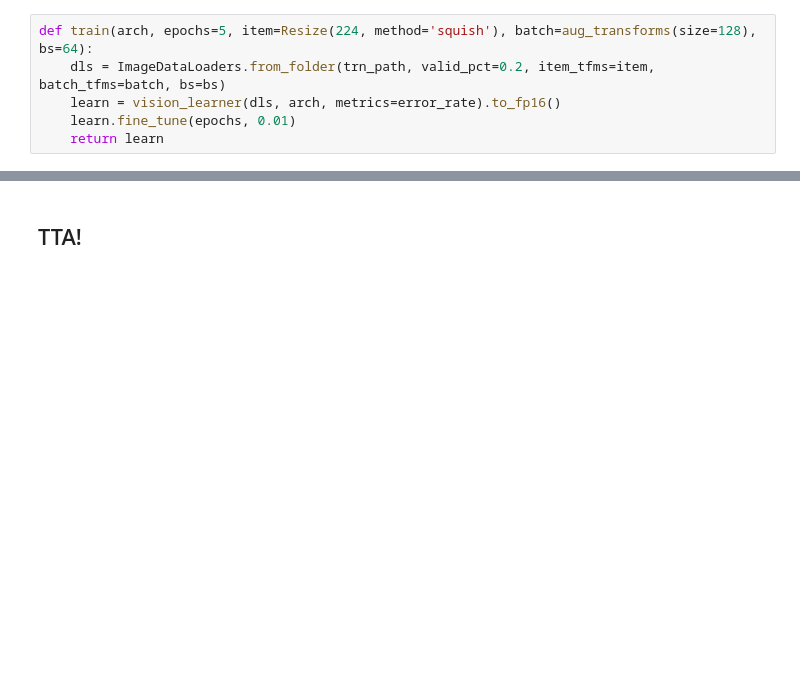
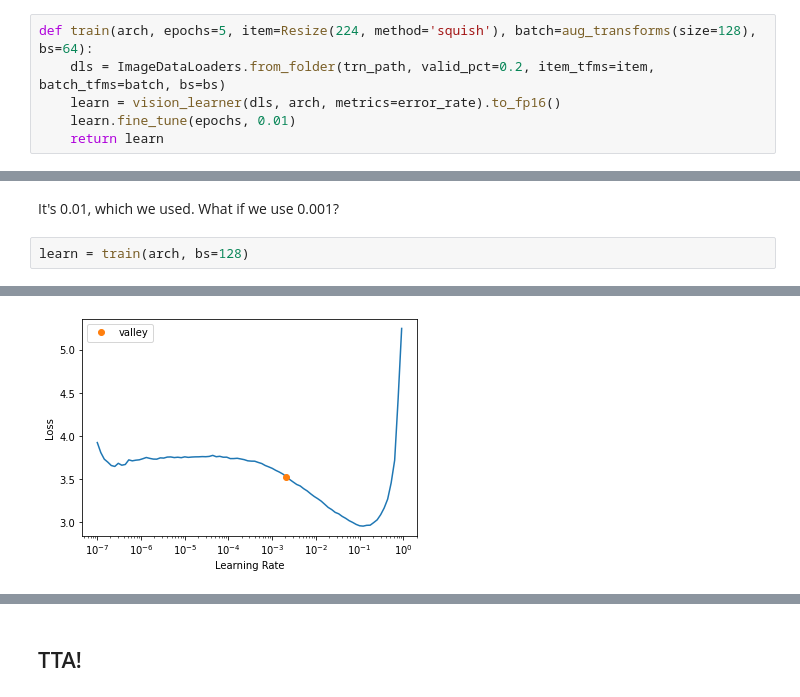
Before and after one commit to galopyz/paddy, a Jupyter notebook: 07_resnet18.ipynb, the cells around one changed output, grey strips where cells are left out. Drawn from its saved outputs; the diff is of its cells as text; blank space fills up the shorter version.

```diff
--- a/07_resnet18.ipynb
+++ b/07_resnet18.ipynb
@@ -37,0 +135,5 @@ learn = train(arch, epochs=20, bs=128)
+# %% [markdown]
+It's 0.01, which we used. What if we use 0.001?
+# %%
+learn = train(arch, bs=128)
+# %% [output]
@@ -37,0 +141 @@ learn = train(arch, epochs=20, bs=128)
+[figure, added]
```
Also changed, not shown: parts of 14 cells of this notebook.
